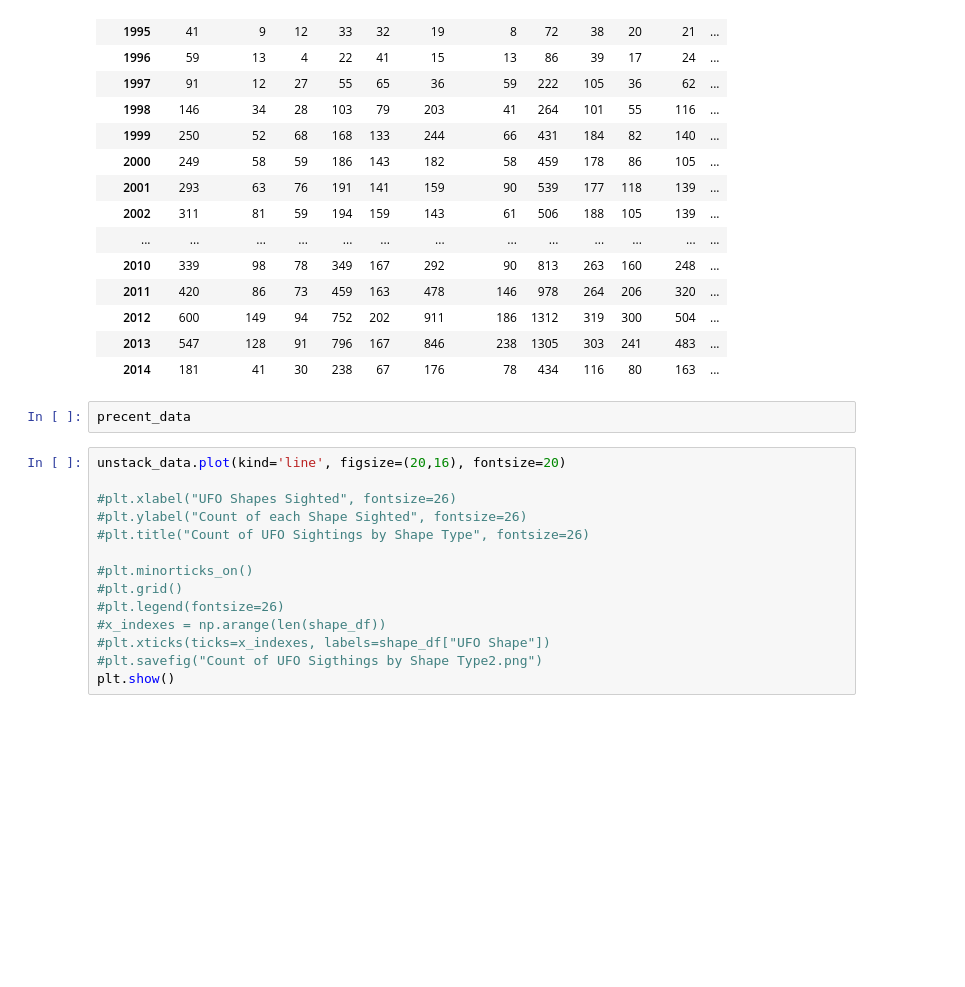
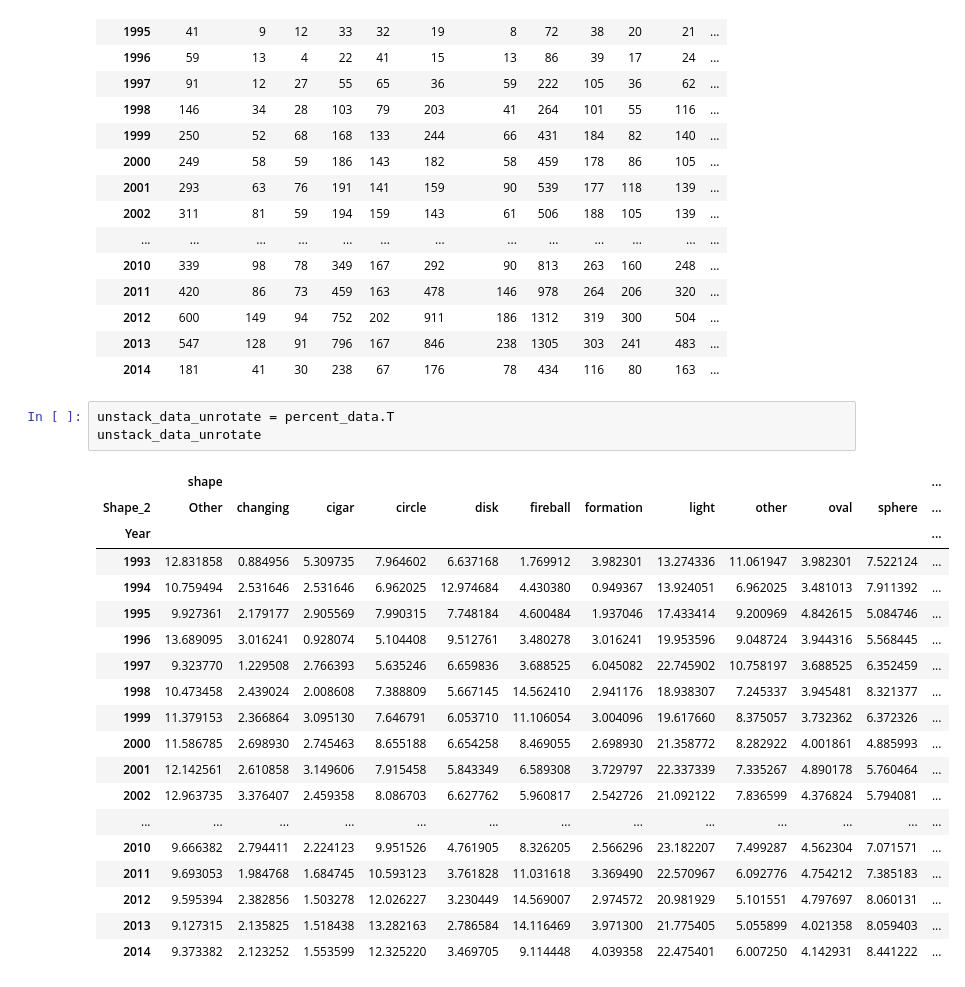
Before and after one commit to mmegancross/project-1-alien-analysis, a Jupyter notebook: UFO_dataset_trimmed.ipynb, the cells around one changed output. Cells and saved outputs as stored; diff of their text form; blank space fills up the shorter version.

```diff
--- a/UFO_dataset_trimmed.ipynb
+++ b/UFO_dataset_trimmed.ipynb
@@ -579,19 +624,26 @@ unstack_data
 | 2012 | 600 | 149 | 94 | 752 | 202 | 911 | 186 | 1312 | 319 | 300 | 504 | ... |
 | 2013 | 547 | 128 | 91 | 796 | 167 | 846 | 238 | 1305 | 303 | 241 | 483 | ... |
 | 2014 | 181 | 41 | 30 | 238 | 67 | 176 | 78 | 434 | 116 | 80 | 163 | ... |
-# %%
-precent_data
-# %%
-unstack_data.plot(kind='line', figsize=(20,16), fontsize=20)
-
-#plt.xlabel("UFO Shapes Sighted", fontsize=26)
-#plt.ylabel("Count of each Shape Sighted", fontsize=26)
-#plt.title("Count of UFO Sightings by Shape Type", fontsize=26)
-
-#plt.minorticks_on()
-#plt.grid()
-#plt.legend(fontsize=26)
-#x_indexes = np.arange(len(shape_df))
-#plt.xticks(ticks=x_indexes, labels=shape_df["UFO Shape"])
-#plt.savefig("Count of UFO Sigthings by Shape Type2.png")
-plt.show()
+# %%
+unstack_data_unrotate = percent_data.T
+unstack_data_unrotate
+# %% [output]
+|  | shape |  |  |  |  |  |  |  |  |  |  | ... |
+| Shape_2 | Other | changing | cigar | circle | disk | fireball | formation | light | other | oval | sphere | ... |
+| Year |  |  |  |  |  |  |  |  |  |  |  | ... |
+| 1993 | 12.831858 | 0.884956 | 5.309735 | 7.964602 | 6.637168 | 1.769912 | 3.982301 | 13.274336 | 11.061947 | 3.982301 | 7.522124 | ... |
+| 1994 | 10.759494 | 2.531646 | 2.531646 | 6.962025 | 12.974684 | 4.430380 | 0.949367 | 13.924051 | 6.962025 | 3.481013 | 7.911392 | ... |
+| 1995 | 9.927361 | 2.179177 | 2.905569 | 7.990315 | 7.748184 | 4.600484 | 1.937046 | 17.433414 | 9.200969 | 4.842615 | 5.084746 | ... |
+| 1996 | 13.689095 | 3.016241 | 0.928074 | 5.104408 | 9.512761 | 3.480278 | 3.016241 | 19.953596 | 9.048724 | 3.944316 | 5.568445 | ... |
+| 1997 | 9.323770 | 1.229508 | 2.766393 | 5.635246 | 6.659836 | 3.688525 | 6.045082 | 22.745902 | 10.758197 | 3.688525 | 6.352459 | ... |
+| 1998 | 10.473458 | 2.439024 | 2.008608 | 7.388809 | 5.667145 | 14.562410 | 2.941176 | 18.938307 | 7.245337 | 3.945481 | 8.321377 | ... |
+| 1999 | 11.379153 | 2.366864 | 3.095130 | 7.646791 | 6.053710 | 11.106054 | 3.004096 | 19.617660 | 8.375057 | 3.732362 | 6.372326 | ... |
+| 2000 | 11.586785 | 2.698930 | 2.745463 | 8.655188 | 6.654258 | 8.469055 | 2.698930 | 21.358772 | 8.282922 | 4.001861 | 4.885993 | ... |
+| 2001 | 12.142561 | 2.610858 | 3.149606 | 7.915458 | 5.843349 | 6.589308 | 3.729797 | 22.337339 | 7.335267 | 4.890178 | 5.760464 | ... |
+| 2002 | 12.963735 | 3.376407 | 2.459358 | 8.086703 | 6.627762 | 5.960817 | 2.542726 | 21.092122 | 7.836599 | 4.376824 | 5.794081 | ... |
+| ... | ... | ... | ... | ... | ... | ... | ... | ... | ... | ... | ... | ... |
+| 2010 | 9.666382 | 2.794411 | 2.224123 | 9.951526 | 4.761905 | 8.326205 | 2.566296 | 23.182207 | 7.499287 | 4.562304 | 7.071571 | ... |
+| 2011 | 9.693053 | 1.984768 | 1.684745 | 10.593123 | 3.761828 | 11.031618 | 3.369490 | 22.570967 | 6.092776 | 4.754212 | 7.385183 | ... |
+| 2012 | 9.595394 | 2.382856 | 1.503278 | 12.026227 | 3.230449 | 14.569007 | 2.974572 | 20.981929 | 5.101551 | 4.797697 | 8.060131 | ... |
+| 2013 | 9.127315 | 2.135825 | 1.518438 | 13.282163 | 2.786584 | 14.116469 | 3.971300 | 21.775405 | 5.055899 | 4.021358 | 8.059403 | ... |
+| 2014 | 9.373382 | 2.123252 | 1.553599 | 12.325220 | 3.469705 | 9.114448 | 4.039358 | 22.475401 | 6.007250 | 4.142931 | 8.441222 | ... |
```
Also changed, not shown: parts of 5 cells of this notebook, 2 other files.
